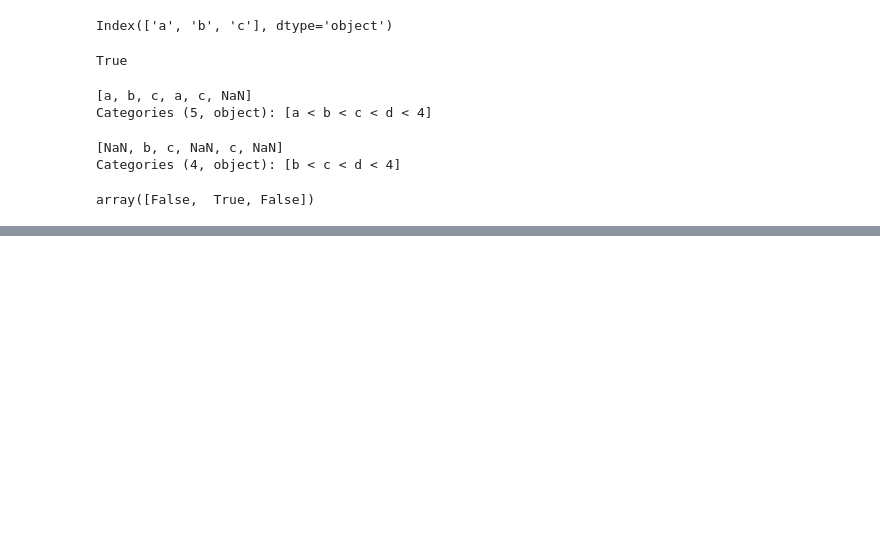
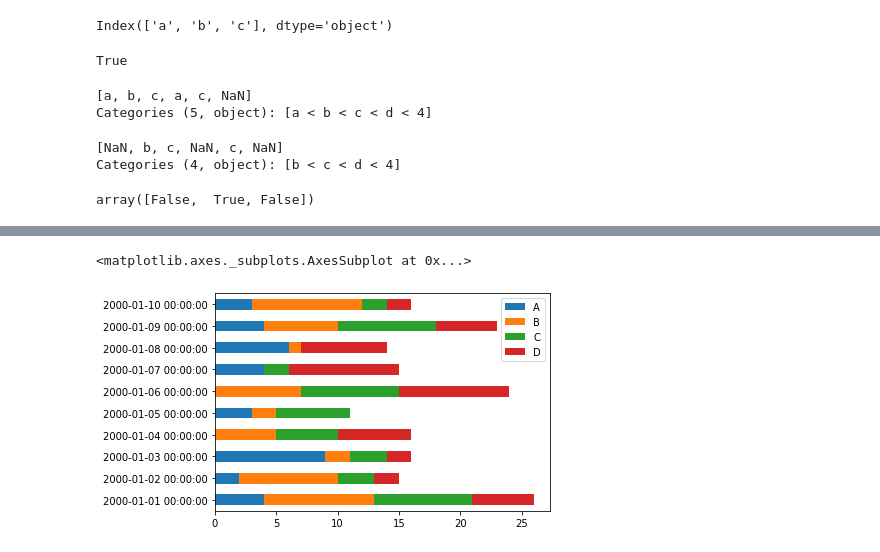
Before and after one commit to mga321/tutorialspoint_notebooks, a Jupyter notebook: pandas.ipynb, the cells around one changed output, grey strips where cells are left out. Cells and saved outputs as stored; diff of their text form; code cells hidden in the pictures; blank space fills up the shorter version.

```diff
--- a/pandas.ipynb
+++ b/pandas.ipynb
@@ -2038,0 +2075,6 @@ array([False,  True, False])
+# %%
+# Example 4: Create a stacked horizontal bar plot
+df.plot.barh(stacked=True)
+# %% [output]
+<matplotlib.axes._subplots.AxesSubplot at 0x...>
+[figure, added]
```
Also changed, not shown: parts of 7 cells of this notebook.
